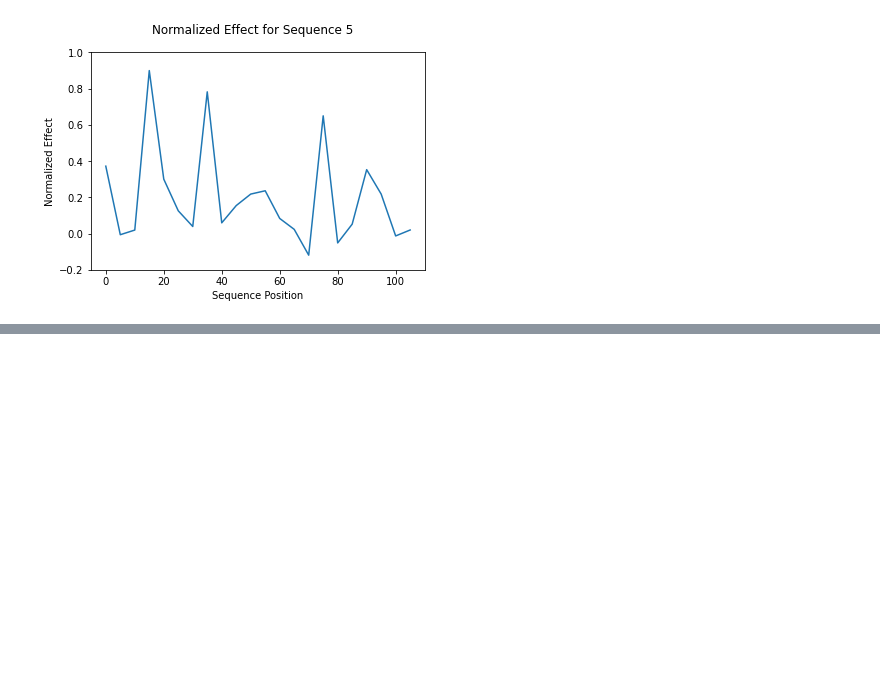
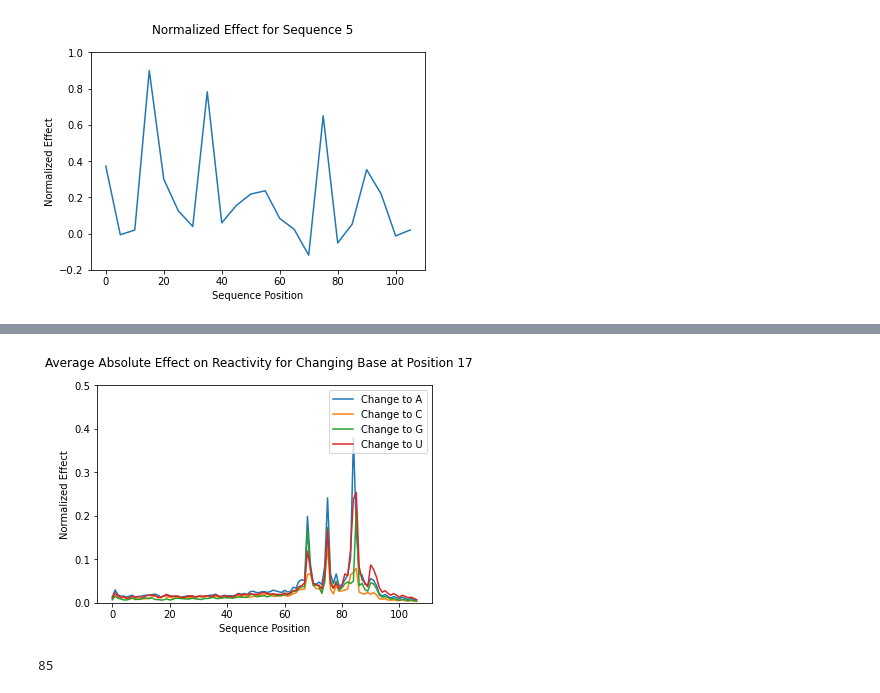
Before and after one commit to schlagercollin/covid-mrna-degradation, a Jupyter notebook: inference/inference-degradation.ipynb, the cells around one changed output, grey strips where cells are left out. Drawn from its saved outputs; the diff is of its cells as text; code cells hidden in the pictures; blank space fills up the shorter version.

```diff
--- a/inference/inference-degradation.ipynb
+++ b/inference/inference-degradation.ipynb
@@ -395,0 +419,20 @@ plt.show()
+# %%
+seq = 17
+plt.plot(range(107), base_to_sequence[seq][0], label='Change to A')
+plt.plot(range(107), base_to_sequence[seq][1], label='Change to C')
+plt.plot(range(107), base_to_sequence[seq][2], label='Change to G')
+plt.plot(range(107), base_to_sequence[seq][3], label='Change to U')
+plt.legend(loc="upper right")
+plt.ylabel('Normalized Effect')
+plt.xlabel('Sequence Position')
+plt.ylim((0, 0.5))
+plt.suptitle('Average Absolute Effect on Reactivity for Changing Base at Position ' + str(a[seq]))
+pos = a[seq]
+plt.savefig('Base_to_Sequence_Figures/abs_avg_effect_b2s_' + str(a[seq]) + '.png')
+plt.show()
+# %% [output]
+[figure, added]
+# %%
+a[17]
+# %% [output]
+85
```
Also changed, not shown: parts of 11 cells of this notebook, 6 other files.
